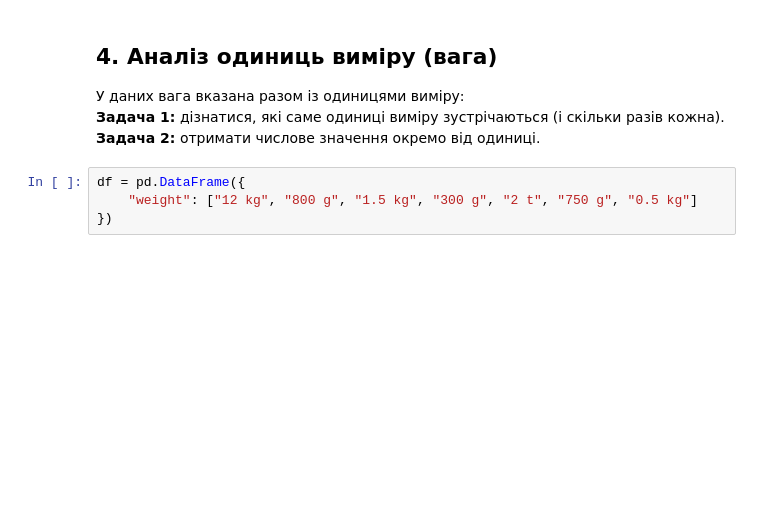
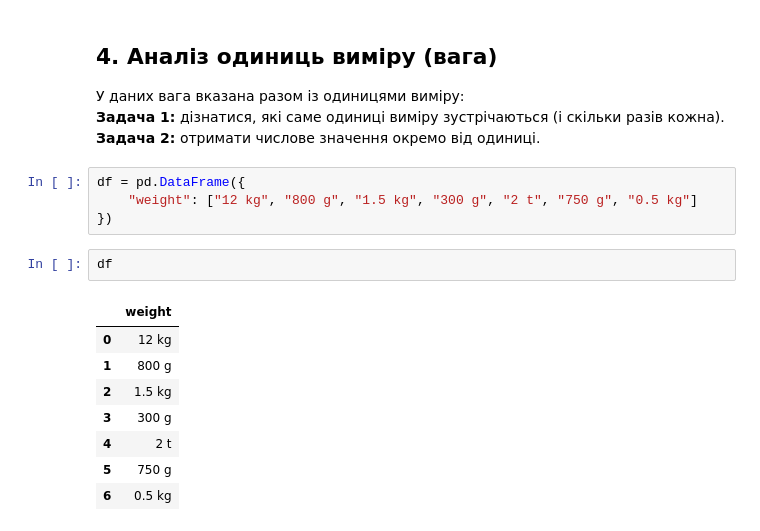
Before and after one commit to cpython-projects/python_da_06_11_25, a Jupyter notebook: lesson_17.ipynb, the cells around one changed output. Drawn from its saved outputs; the diff is of its cells as text; blank space fills up the shorter version.

```diff
--- a/lesson_17.ipynb
+++ b/lesson_17.ipynb
@@ -434,3 +479,14 @@ df = pd.DataFrame({
 df = pd.DataFrame({
     "weight": ["12 kg", "800 g", "1.5 kg", "300 g", "2 t", "750 g", "0.5 kg"]
 })
+# %%
+df
+# %% [output]
+|  | weight |
+| 0 | 12 kg |
+| 1 | 800 g |
+| 2 | 1.5 kg |
+| 3 | 300 g |
+| 4 | 2 t |
+| 5 | 750 g |
+| 6 | 0.5 kg |
```
Also changed, not shown: parts of 8 cells of this notebook.
